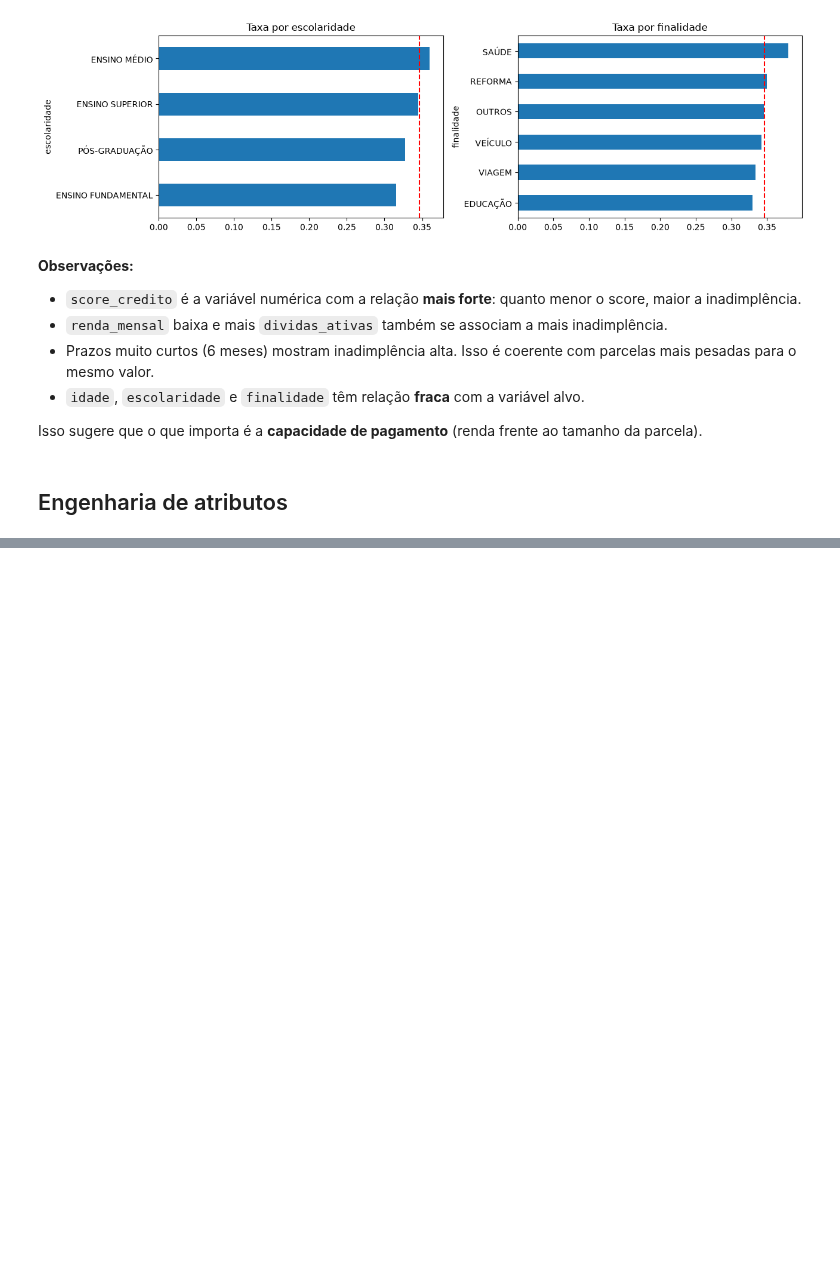
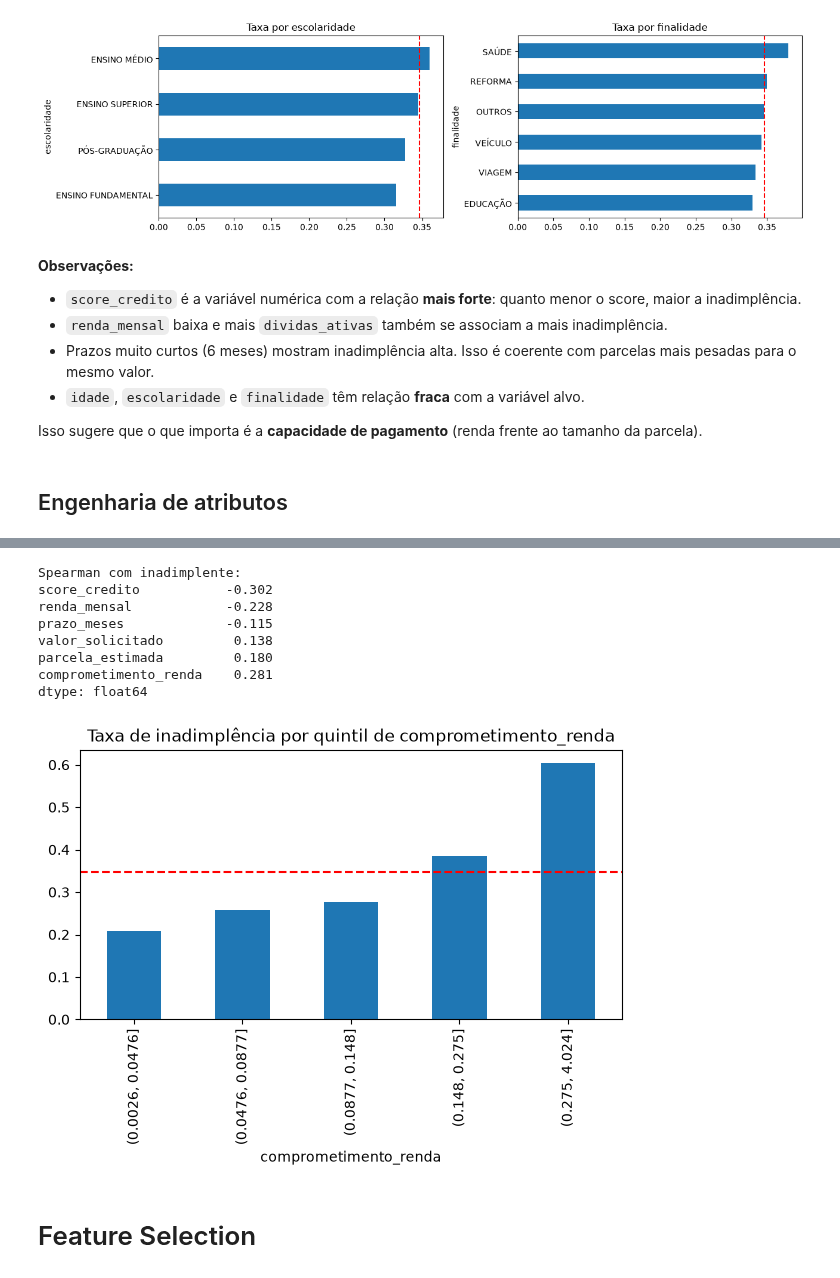
Before and after one commit to caioeserpa/CredAIR, a Jupyter notebook: notebooks/notebook.ipynb, the cells around one changed output, grey strips where cells are left out. Saved outputs shown, nothing was run; the diff lists cells and outputs as text; code cells hidden in the pictures; blank space fills up the shorter version.

Commit message:
feat: inicando feature selection

```diff
--- a/notebooks/notebook.ipynb
+++ b/notebooks/notebook.ipynb
@@ -410,3 +410,25 @@ plt.tight_layout(); plt.show()
 Isso sugere que o que importa é a **capacidade de pagamento** (renda frente ao tamanho da parcela).
 # %% [markdown]
 ## Engenharia de atributos
+# %%
+regioes = {
+    "AC": "Norte", "AM": "Norte", "AP": "Norte", "PA": "Norte", "RO": "Norte", "RR": "Norte", "TO": "Norte",
+    "AL": "Nordeste", "BA": "Nordeste", "CE": "Nordeste", "MA": "Nordeste", "PB": "Nordeste",
+    "PE": "Nordeste", "PI": "Nordeste", "RN": "Nordeste", "SE": "Nordeste",
+    "DF": "Centro-Oeste", "GO": "Centro-Oeste", "MS": "Centro-Oeste", "MT": "Centro-Oeste",
+    "ES": "Sudeste", "MG": "Sudeste", "RJ": "Sudeste", "SP": "Sudeste",
+    "PR": "Sul", "RS": "Sul", "SC": "Sul",
+}
+
+df_limpo["regiao"] = df_limpo["estado"].astype(str).map(regioes)
+assert df_limpo["regiao"].notna().all()
+
+df_limpo["parcela_estimada"] = df_limpo["valor_solicitado"] / df_limpo["prazo_meses"]
+df_limpo["comprometimento_renda"] = df_limpo["parcela_estimada"] / df_limpo["renda_mensal"]   # NaN se renda for NaN
+df_limpo['uso_limite'] = df_limpo['saldo_devedor'] / (df_limpo['limite_total'] + 1)
+df_limpo['renda_log'] = np.log1p(df_limpo['renda'])
+df_limpo['faixa_idade'] = pd.qcut(df_limpo['idade'], q=5, labels=False)
+
+
+display(df_limpo[["valor_solicitado", "prazo_meses", "renda_mensal", "parcela_estimada", "comprometimento_renda"]].describe().T.round(3))
+display(df_limpo.groupby("regiao")["inadimplente"].agg(["mean", "size"]).round(3))
@@ -412,0 +449,20 @@ Isso sugere que o que importa é a **capacidade de pagamento** (renda frente ao
+# %%
+print("Spearman com inadimplente:")
+print(df_limpo[["comprometimento_renda", "parcela_estimada", "renda_mensal", "valor_solicitado", "prazo_meses", "score_credito"]]
+      .corrwith(df_limpo["inadimplente"], method="spearman").round(3).sort_values())
+
+t = df_limpo.groupby(pd.qcut(df_limpo["comprometimento_renda"], 5))["inadimplente"].mean()
+ax = t.plot(kind="bar", figsize=(7, 3.5), title="Taxa de inadimplência por quintil de comprometimento_renda")
+ax.axhline(df_limpo["inadimplente"].mean(), color="red", ls="--"); plt.show()
+# %% [output]
+Spearman com inadimplente:
+score_credito           -0.302
+renda_mensal            -0.228
+prazo_meses             -0.115
+valor_solicitado         0.138
+parcela_estimada         0.180
+comprometimento_renda    0.281
+dtype: float64
+[figure, added]
+# %% [markdown]
+# Feature Selection
```
Also changed, not shown: parts of 1 cell of this notebook.
